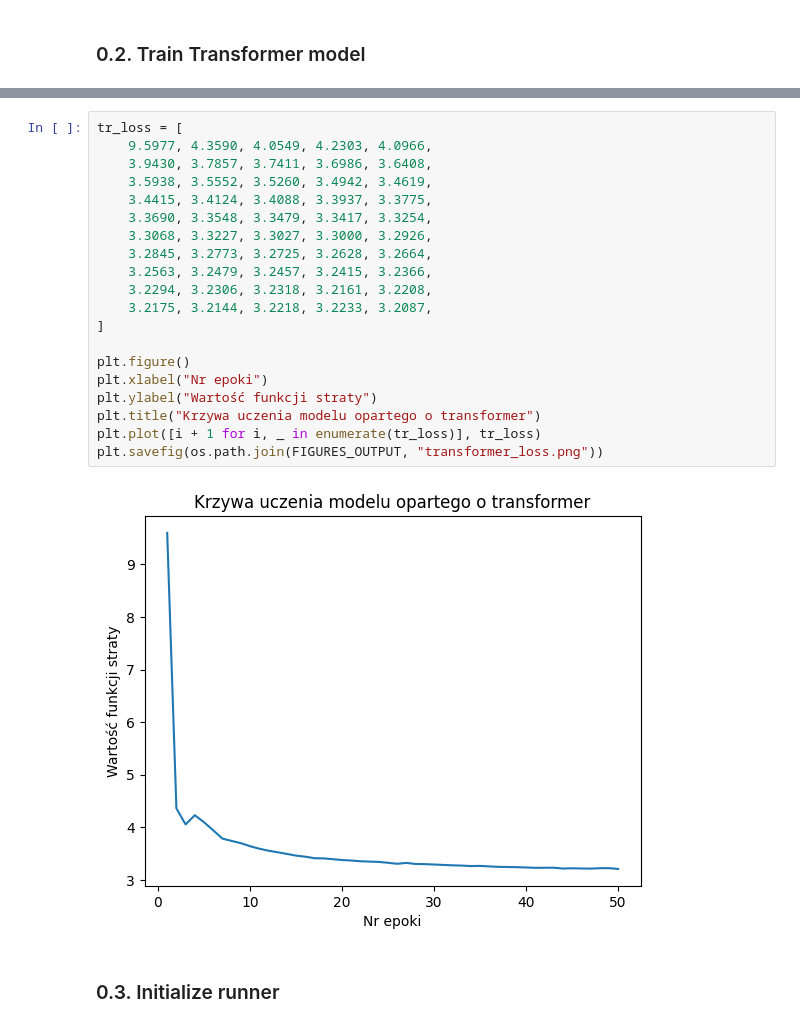
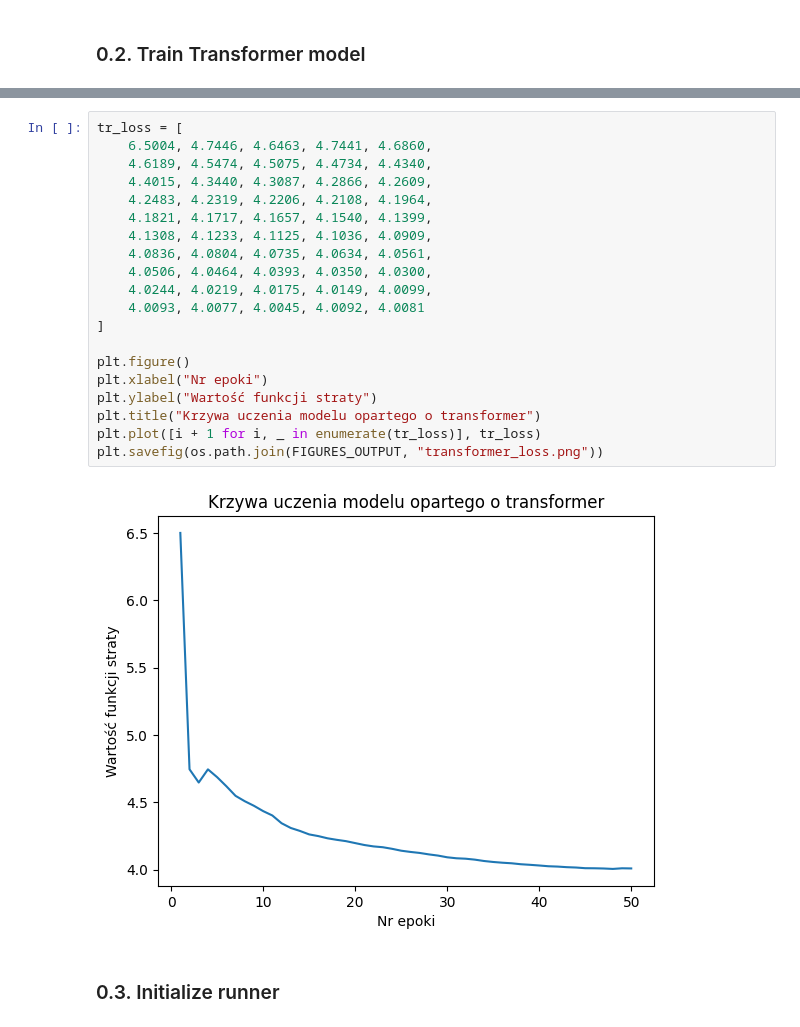
Before and after one commit to bkisly/score-following-eval, a Jupyter notebook: notebooks/experiments.ipynb, the cells around one changed output, grey strips where cells are left out. Cells and saved outputs as stored; diff of their text form.

```diff
--- a/notebooks/experiments.ipynb
+++ b/notebooks/experiments.ipynb
@@ -81,25 +102,25 @@ transformer.load_checkpoint(TRANSFORMER_CHECKPOINT_PATH)
 # %%
 tr_loss = [
-    9.5977, 4.3590, 4.0549, 4.2303, 4.0966,
-    3.9430, 3.7857, 3.7411, 3.6986, 3.6408,
-    3.5938, 3.5552, 3.5260, 3.4942, 3.4619,
-    3.4415, 3.4124, 3.4088, 3.3937, 3.3775,
-    3.3690, 3.3548, 3.3479, 3.3417, 3.3254,
-    3.3068, 3.3227, 3.3027, 3.3000, 3.2926,
-    3.2845, 3.2773, 3.2725, 3.2628, 3.2664,
-    3.2563, 3.2479, 3.2457, 3.2415, 3.2366,
-    3.2294, 3.2306, 3.2318, 3.2161, 3.2208,
-    3.2175, 3.2144, 3.2218, 3.2233, 3.2087,
+    6.5004, 4.7446, 4.6463, 4.7441, 4.6860,
+    4.6189, 4.5474, 4.5075, 4.4734, 4.4340,
+    4.4015, 4.3440, 4.3087, 4.2866, 4.2609,
+    4.2483, 4.2319, 4.2206, 4.2108, 4.1964,
+    4.1821, 4.1717, 4.1657, 4.1540, 4.1399,
+    4.1308, 4.1233, 4.1125, 4.1036, 4.0909,
+    4.0836, 4.0804, 4.0735, 4.0634, 4.0561,
+    4.0506, 4.0464, 4.0393, 4.0350, 4.0300,
+    4.0244, 4.0219, 4.0175, 4.0149, 4.0099,
+    4.0093, 4.0077, 4.0045, 4.0092, 4.0081
 ]
 
 plt.figure()
 plt.xlabel("Nr epoki")
 plt.ylabel("Wartość funkcji straty")
 plt.title("Krzywa uczenia modelu opartego o transformer")
 plt.plot([i + 1 for i, _ in enumerate(tr_loss)], tr_loss)
 plt.savefig(os.path.join(FIGURES_OUTPUT, "transformer_loss.png"))
 # %% [output]
-[figure, old version]
+[figure, new version]
 # %% [markdown]
 ### 0.3. Initialize runner
 # %%
```
Also changed, not shown: parts of 12 cells of this notebook, 1 other file.
